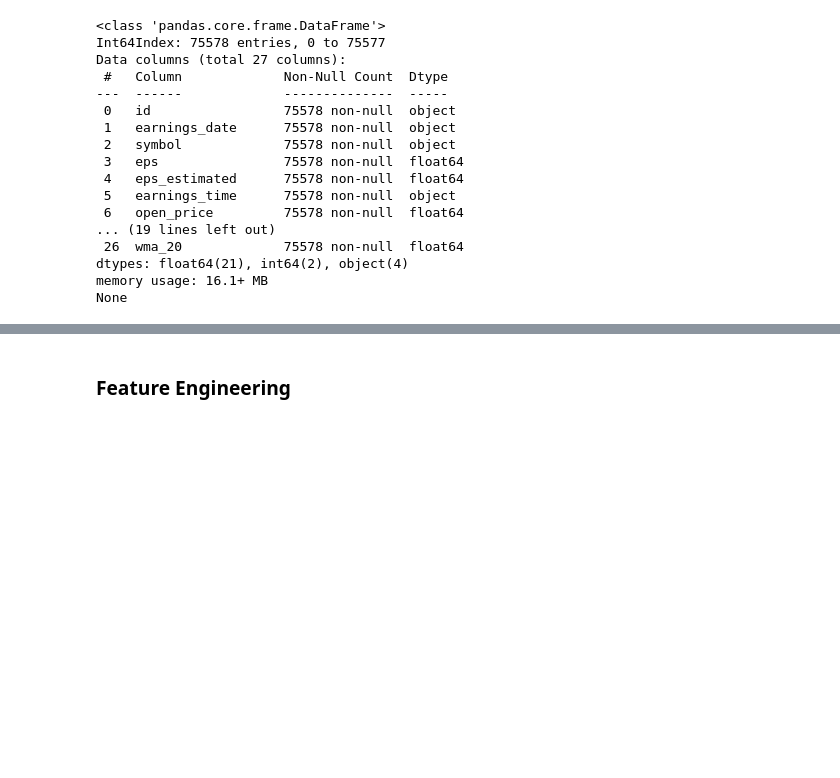
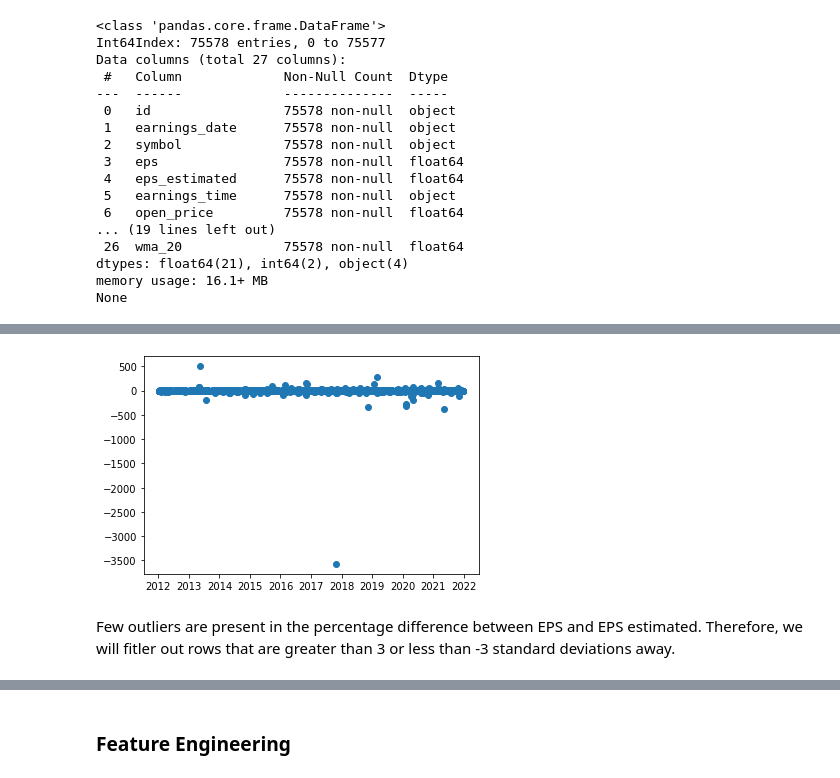
Before and after one commit to brodyu/predicting-earnings-surprises, a Jupyter notebook: predicting-earnings-surprises.ipynb, the cells around one changed output, grey strips where cells are left out. Cells and saved outputs as stored; diff of their text form; code cells hidden in the pictures; blank space fills up the shorter version.

```diff
--- a/predicting-earnings-surprises.ipynb
+++ b/predicting-earnings-surprises.ipynb
@@ -112,7 +114,8 @@ print(forecast_these.head())
 [5 rows x 27 columns]
 # %%
 train_df = train_df[train_df["eps"].notna()]
-print(train_df.info())
+df = train_df
+print(df.info())
 # %% [output]
 <class 'pandas.core.frame.DataFrame'>
 Int64Index: 75578 entries, 0 to 75577
@@ -133,0 +139,3 @@ None
+# %%
+df["perc_diff"] = ((df["eps"] - df["eps_estimated"]) / df["eps"])
+print(df["perc_diff"])
@@ -133,0 +155,7 @@ None
+# %%
+plt.scatter(pd.to_datetime(df["earnings_date"]), df["perc_diff"])
+plt.show()
+# %% [output]
+[figure, added]
+# %% [markdown]
+Few outliers are present in the percentage difference between EPS and EPS estimated. Therefore, we will fitler out rows that are greater than 3 or less than -3 standard deviations away.
```
Also changed, not shown: parts of 5 cells of this notebook, 1 other file.
